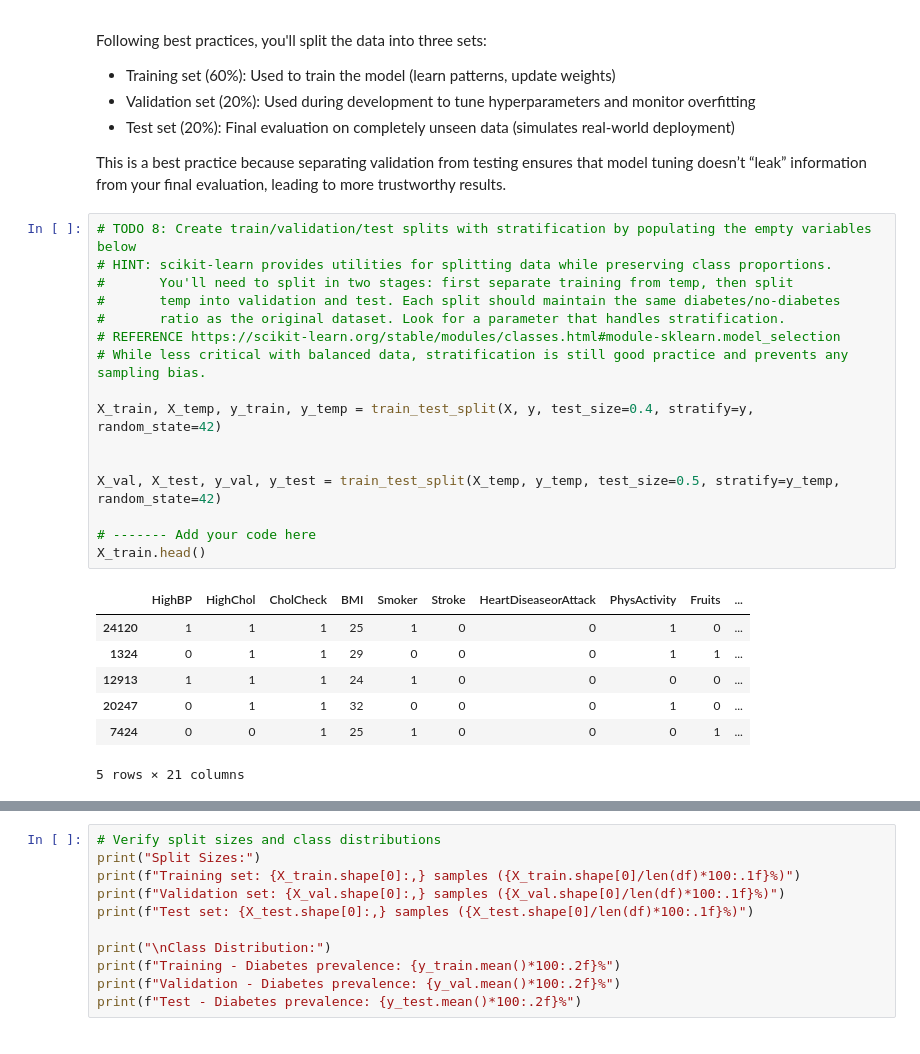
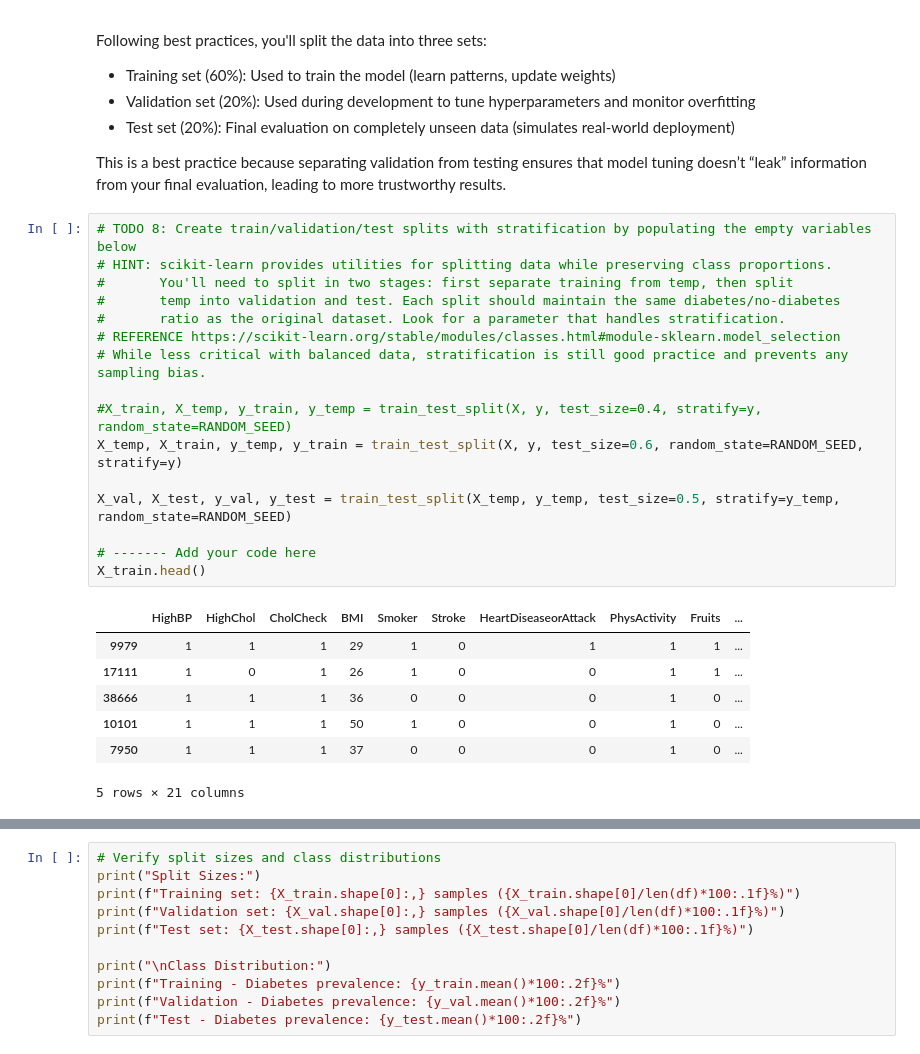
Before and after one commit to MrHannibal26/Predict_Diabetes_Project, a Jupyter notebook: diabetes_prediction_mlp.ipynb, the cells around one changed output, grey strips where cells are left out. Drawn from its saved outputs; the diff is of its cells as text.

```diff
--- a/diabetes_prediction_mlp.ipynb
+++ b/diabetes_prediction_mlp.ipynb
@@ -451,24 +442,24 @@ This is a best practice because separating validation from testing ensures that
 # %%
 # TODO 8: Create train/validation/test splits with stratification by populating the empty variables below
 # HINT: scikit-learn provides utilities for splitting data while preserving class proportions.
 #       You'll need to split in two stages: first separate training from temp, then split
 #       temp into validation and test. Each split should maintain the same diabetes/no-diabetes
 #       ratio as the original dataset. Look for a parameter that handles stratification.
 # REFERENCE https://scikit-learn.org/stable/modules/classes.html#module-sklearn.model_selection
 # While less critical with balanced data, stratification is still good practice and prevents any sampling bias.
 
-X_train, X_temp, y_train, y_temp = train_test_split(X, y, test_size=0.4, stratify=y, random_state=42)
+#X_train, X_temp, y_train, y_temp = train_test_split(X, y, test_size=0.4, stratify=y, random_state=RANDOM_SEED)
+X_temp, X_train, y_temp, y_train = train_test_split(X, y, test_size=0.6, random_state=RANDOM_SEED, stratify=y)
 
-
-X_val, X_test, y_val, y_test = train_test_split(X_temp, y_temp, test_size=0.5, stratify=y_temp, random_state=42)
+X_val, X_test, y_val, y_test = train_test_split(X_temp, y_temp, test_size=0.5, stratify=y_temp, random_state=RANDOM_SEED)
 
 # ------- Add your code here
 X_train.head()
 # %% [output]
 |  | HighBP | HighChol | CholCheck | BMI | Smoker | Stroke | HeartDiseaseorAttack | PhysActivity | Fruits | ... |
-| 24120 | 1 | 1 | 1 | 25 | 1 | 0 | 0 | 1 | 0 | ... |
-| 1324 | 0 | 1 | 1 | 29 | 0 | 0 | 0 | 1 | 1 | ... |
-| 12913 | 1 | 1 | 1 | 24 | 1 | 0 | 0 | 0 | 0 | ... |
-| 20247 | 0 | 1 | 1 | 32 | 0 | 0 | 0 | 1 | 0 | ... |
-| 7424 | 0 | 0 | 1 | 25 | 1 | 0 | 0 | 0 | 1 | ... |
+| 9979 | 1 | 1 | 1 | 29 | 1 | 0 | 1 | 1 | 1 | ... |
+| 17111 | 1 | 0 | 1 | 26 | 1 | 0 | 0 | 1 | 1 | ... |
+| 38666 | 1 | 1 | 1 | 36 | 0 | 0 | 0 | 1 | 0 | ... |
+| 10101 | 1 | 1 | 1 | 50 | 1 | 0 | 0 | 1 | 0 | ... |
+| 7950 | 1 | 1 | 1 | 37 | 0 | 0 | 0 | 1 | 0 | ... |
 5 rows × 21 columns
```
Also changed, not shown: parts of 27 cells of this notebook.
